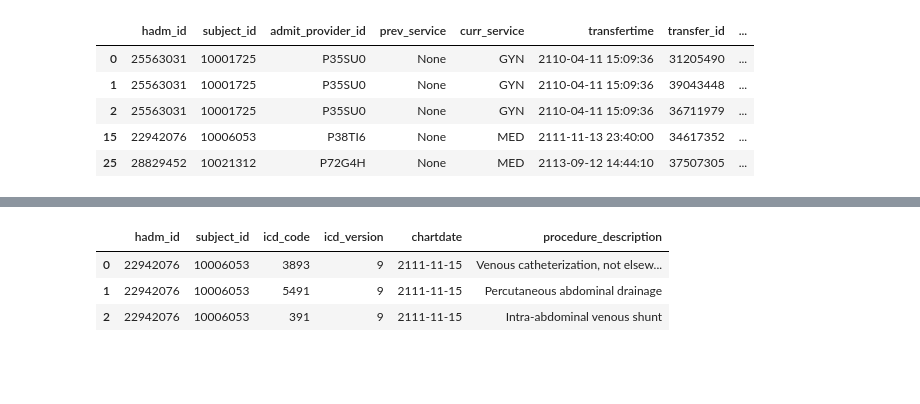
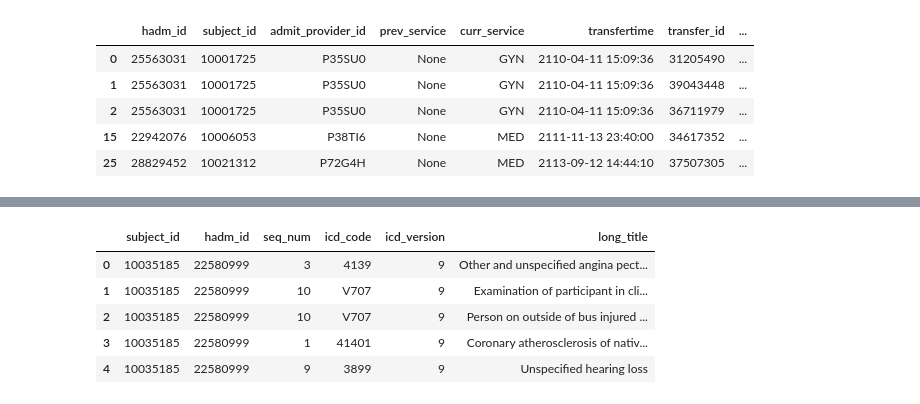
Before and after one commit to giulioelmi/AI-transfer, a Jupyter notebook: mimiciv.ipynb, the cells around one changed output, grey strips where cells are left out. Drawn from its saved outputs; the diff is of its cells as text; code cells hidden in the pictures; blank space fills up the shorter version.

Commit message:
creation of patient charts for AI summarization

```diff
--- a/mimiciv.ipynb
+++ b/mimiciv.ipynb
@@ -354,26 +374,19 @@ ORDER BY ad.hadm_id, tran.intime
 # %%
-query = """
-SELECT ad.hadm_id,
-       ad.subject_id,
-       proc.icd_code,
-       proc.icd_version,
-       proc.chartdate,
-       proc_codes.long_title AS procedure_description
-FROM mimiciv_hosp.admissions ad
-JOIN mimiciv_hosp.procedures_icd proc
-ON ad.hadm_id = proc.hadm_id
-JOIN mimiciv_hosp.d_icd_procedures proc_codes
-ON proc.icd_code = proc_codes.icd_code
-WHERE ad.subject_id = 10006053
+diagnosis_query = """
+SELECT diag.*, icd.long_title
+FROM mimiciv_hosp.diagnoses_icd diag
+JOIN mimiciv_hosp.d_icd_diagnoses icd
+ON diag.icd_code = icd.icd_code
 """
 
-
-cur.execute(query)
-rows = cur.fetchall()
-df_services = pd.DataFrame(rows, columns=[desc[0] for desc in cur.description])
-df_services.head()
+cur.execute(diagnosis_query)
+diagnosis_data = cur.fetchall()
+diagnosis_df = pd.DataFrame(diagnosis_data, columns=[desc[0] for desc in cur.description])
+diagnosis_df.head()
 # %% [output]
-|  | hadm_id | subject_id | icd_code | icd_version | chartdate | procedure_description |
-| 0 | 22942076 | 10006053 | 3893 | 9 | 2111-11-15 | Venous catheterization, not elsew... |
-| 1 | 22942076 | 10006053 | 5491 | 9 | 2111-11-15 | Percutaneous abdominal drainage |
-| 2 | 22942076 | 10006053 | 391 | 9 | 2111-11-15 | Intra-abdominal venous shunt |
+|  | subject_id | hadm_id | seq_num | icd_code | icd_version | long_title |
+| 0 | 10035185 | 22580999 | 3 | 4139 | 9 | Other and unspecified angina pect... |
+| 1 | 10035185 | 22580999 | 10 | V707 | 9 | Examination of participant in cli... |
+| 2 | 10035185 | 22580999 | 10 | V707 | 9 | Person on outside of bus injured ... |
+| 3 | 10035185 | 22580999 | 1 | 41401 | 9 | Coronary atherosclerosis of nativ... |
+| 4 | 10035185 | 22580999 | 9 | 3899 | 9 | Unspecified hearing loss |
```
Also changed, not shown: parts of 10 cells of this notebook, 1 other file.
